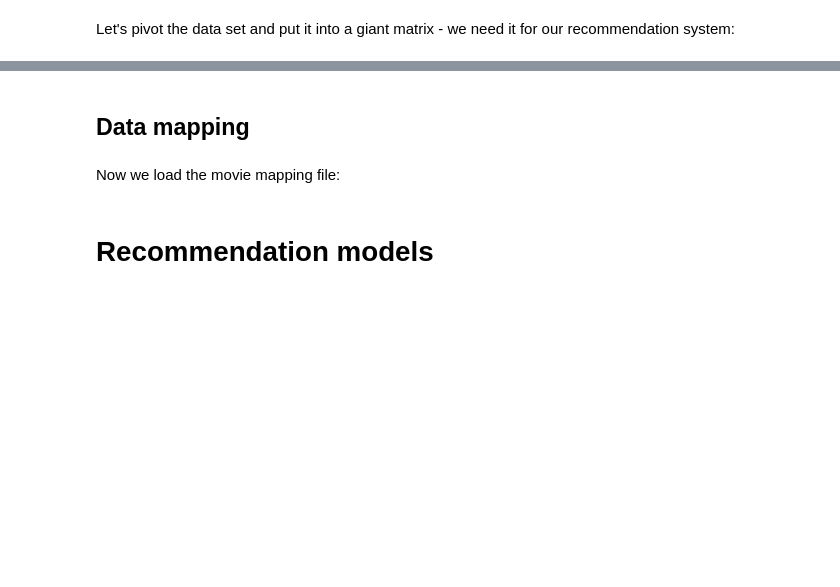
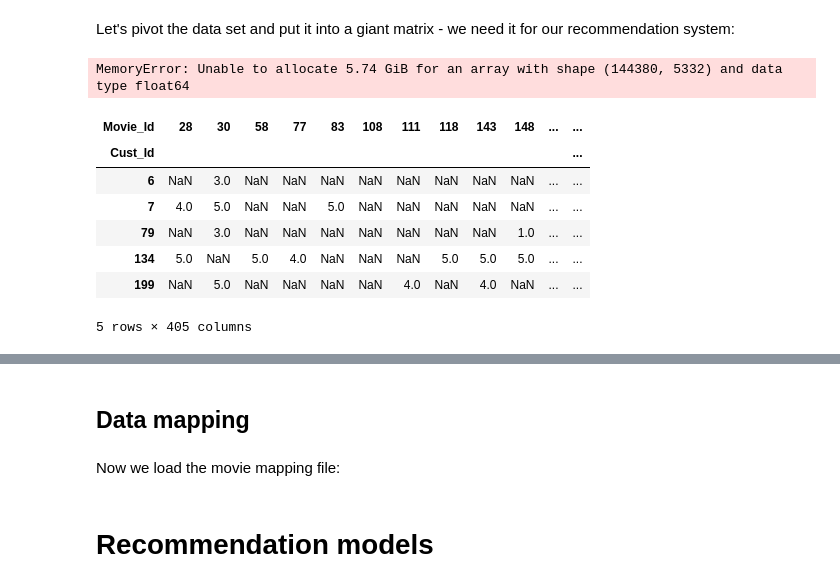
Before and after one commit to stevenbowler/NetflixStudy, a Jupyter notebook: notebooks/netflix-movie-recommendation.ipynb, the cells around one changed output, grey strips where cells are left out. Saved outputs shown, nothing was run; the diff lists cells and outputs as text; code cells hidden in the pictures; blank space fills up the shorter version.

```diff
--- a/notebooks/netflix-movie-recommendation.ipynb
+++ b/notebooks/netflix-movie-recommendation.ipynb
@@ -128,13 +82,13 @@ Let's try to load the 3 remaining dataset as well:
 # %%
-#df2 = pd.read_csv('../input/combined_data_2.txt', header = None, names = ['Cust_Id', 'Rating'], usecols = [0,1])
-#df3 = pd.read_csv('../input/combined_data_3.txt', header = None, names = ['Cust_Id', 'Rating'], usecols = [0,1])
-#df4 = pd.read_csv('../input/combined_data_4.txt', header = None, names = ['Cust_Id', 'Rating'], usecols = [0,1])
+df2 = pd.read_csv('../data/raw/combined_data_2.txt', header = None, names = ['Cust_Id', 'Rating'], usecols = [0,1])
+df3 = pd.read_csv('../data/raw/combined_data_3.txt', header = None, names = ['Cust_Id', 'Rating'], usecols = [0,1])
+df4 = pd.read_csv('../data/raw/combined_data_4.txt', header = None, names = ['Cust_Id', 'Rating'], usecols = [0,1])
 
 
-#df2['Rating'] = df2['Rating'].astype(float)
-#df3['Rating'] = df3['Rating'].astype(float)
-#df4['Rating'] = df4['Rating'].astype(float)
+df2['Rating'] = df2['Rating'].astype(float)
+df3['Rating'] = df3['Rating'].astype(float)
+df4['Rating'] = df4['Rating'].astype(float)
 
-#print('Dataset 2 shape: {}'.format(df2.shape))
-#print('Dataset 3 shape: {}'.format(df3.shape))
-#print('Dataset 4 shape: {}'.format(df4.shape))
+print('Dataset 2 shape: {}'.format(df2.shape))
+print('Dataset 3 shape: {}'.format(df3.shape))
+print('Dataset 4 shape: {}'.format(df4.shape))
@@ -143,10 +101,10 @@ Now we combine datasets:
 # %%
-# load less data for speed
+# just do one df at a time, of the four
 
 df = df1
-#df = df1.append(df2)
-#df = df.append(df3)
-#df = df.append(df4)
+df = df1.append(df2)   # these will not be combined now
+df = df.append(df3)
+df = df.append(df4)
 
 df.index = np.arange(0,len(df))
 print('Full dataset shape: {}'.format(df.shape))
@@ -211,0 +213,2 @@ print(df.iloc[::5000000, :])
+# %%
+df['Rating'] = df['Rating'].astype('int8', copy=False)
@@ -262,3 +320,16 @@ print(df_p.shape)
 #sparse_matrix = csr_matrix((data, (row, col)), shape=(len(Cust_Id_u), len(Movie_Id_u)))
 #df_p = pd.DataFrame(sparse_matrix.todense(), index=Cust_Id_u, columns=Movie_Id_u)
 #df_p = df_p.replace(0, np.NaN)
+# %% [output]
+MemoryError: Unable to allocate 5.74 GiB for an array with shape (144380, 5332) and data type float64
+# %%
+df_p.head()
+# %% [output]
+| Movie_Id | 28 | 30 | 58 | 77 | 83 | 108 | 111 | 118 | 143 | 148 | ... | ... |
+| Cust_Id |  |  |  |  |  |  |  |  |  |  |  | ... |
+| 6 | NaN | 3.0 | NaN | NaN | NaN | NaN | NaN | NaN | NaN | NaN | ... | ... |
+| 7 | 4.0 | 5.0 | NaN | NaN | 5.0 | NaN | NaN | NaN | NaN | NaN | ... | ... |
+| 79 | NaN | 3.0 | NaN | NaN | NaN | NaN | NaN | NaN | NaN | 1.0 | ... | ... |
+| 134 | 5.0 | NaN | 5.0 | 4.0 | NaN | NaN | NaN | 5.0 | 5.0 | 5.0 | ... | ... |
+| 199 | NaN | 5.0 | NaN | NaN | NaN | NaN | 4.0 | NaN | 4.0 | NaN | ... | ... |
+5 rows × 405 columns
```
Also changed, not shown: parts of 56 cells of this notebook, 5 other files.
